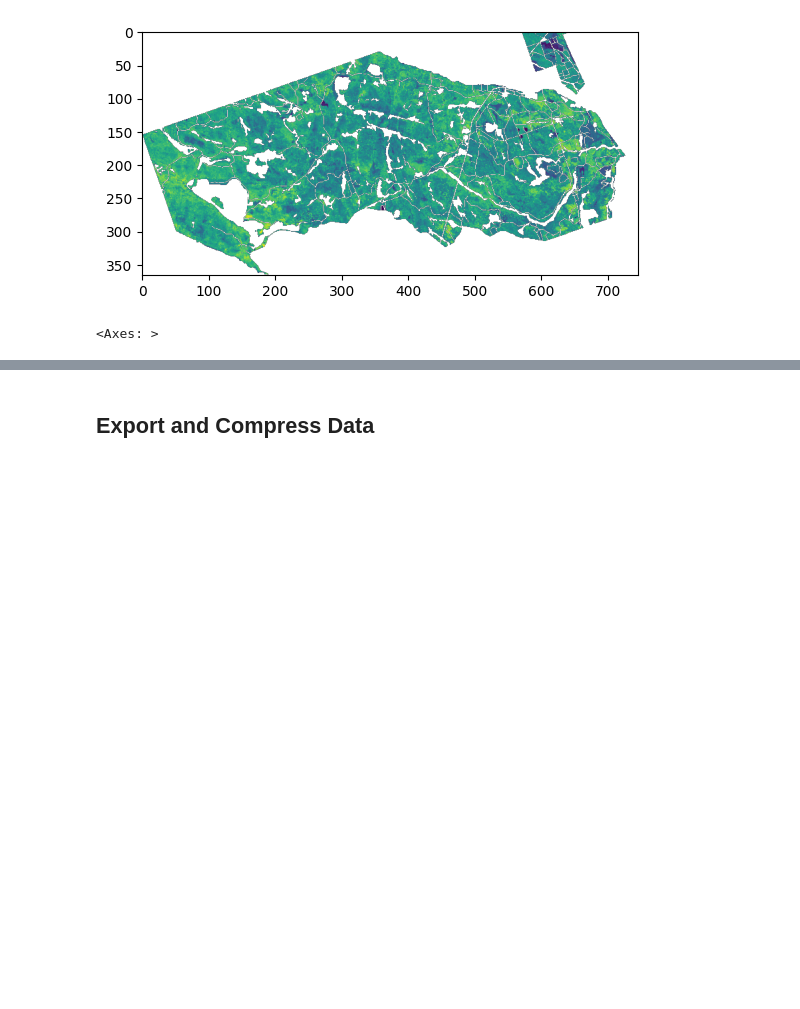
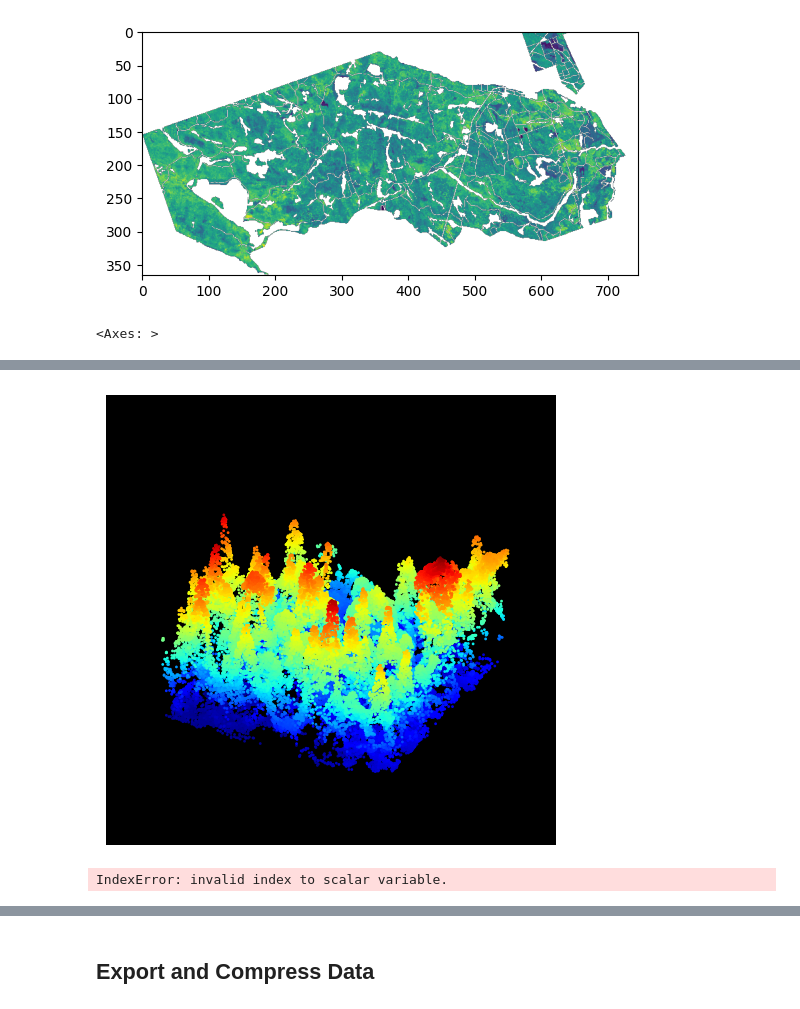
Before and after one commit to subornaa/Data-Analytics-Tutorials, a Jupyter notebook: preprocessing.ipynb, the cells around one changed output, grey strips where cells are left out. Drawn from its saved outputs; the diff is of its cells as text; code cells hidden in the pictures; blank space fills up the shorter version.

```diff
--- a/preprocessing.ipynb
+++ b/preprocessing.ipynb
@@ -241,0 +316,62 @@ show(p99.values, cmap='viridis')
+# %%
+def plot_pc(pc, fig=None, ax=None, label=None,  pt_size=60, plt_size=5, cmap='jet',
+            margin_lim=0.05, zmin=None, zmax=None, bg_col="black", text_col="white", text_size=15,
+            out_fpath=None, camera_elev=25, camera_azim=45):
+    """
+    Function for plotting point cloud data.
+    :param pc: input numpy array with shape (n, 3) where n is number of points and 3 is x, y, z coordinates
+    :param fig: figure for the plot (if None, a new figure is created)
+    :param ax: axis for the plot (if None, a new figure is created)
+    :param label: label for the plot
+    :param fpath: filename for saving the plot
+    :param pt_size: size of points in the plot
+    :param plt_size: size of the plot (plt_size x plt_size)
+    :param cmap: colormap for the plot
+    :param patch_radius: radius for the rounded rectangle patch
+    :param patch_pad: padding for the rounded rectangle patch
+    :param margin_lim: margin for the plot
+    :param zmin: minimum z value for the plot
+    :param zmax: maximum z value for the plot
+    :param bg_col: background color for the plot
+    :param text_col: text color for the plot
+    :param text_size: text size for the plot
+    :param out_fpath: output path for saving the plot
+    :param camera_elev: elevation angle for the camera
+    :param camera_azim: azimuth angle for the camera
+    :return:
+    """
+
+    if fig is None:
+        fig = plt.figure(figsize=(plt_size, plt_size))
+        plt.subplots_adjust(top=1 - margin_lim,
+                        bottom=0 + margin_lim,
+                        right=1 - margin_lim,
+                        left=0 + margin_lim,
+                        hspace=0,
+                        wspace=0)
+
+    if ax is None:
+        ax = fig.add_subplot(projection='3d')
+
+    ax.scatter(pc[:, 0],
+               pc[:, 1],
+               pc[:, 2],
+               c=pc[:, 2],
+               cmap=cmap,
+               linewidth=1,
+               alpha=1,
+               s=pt_size)
+
+    # Remove axis
+    ax.set_axis_off()
+
+    # Set the background color
+    ax.set_facecolor(bg_col)
+
+plot_pc(clipped_points, pt_size = 1)
+# %% [output]
+[figure, added]
+# %%
+bounds['minx'].values[0]
+# %% [output]
+IndexError: invalid index to scalar variable.
```
Also changed, not shown: parts of 15 cells of this notebook, 2 other files.
